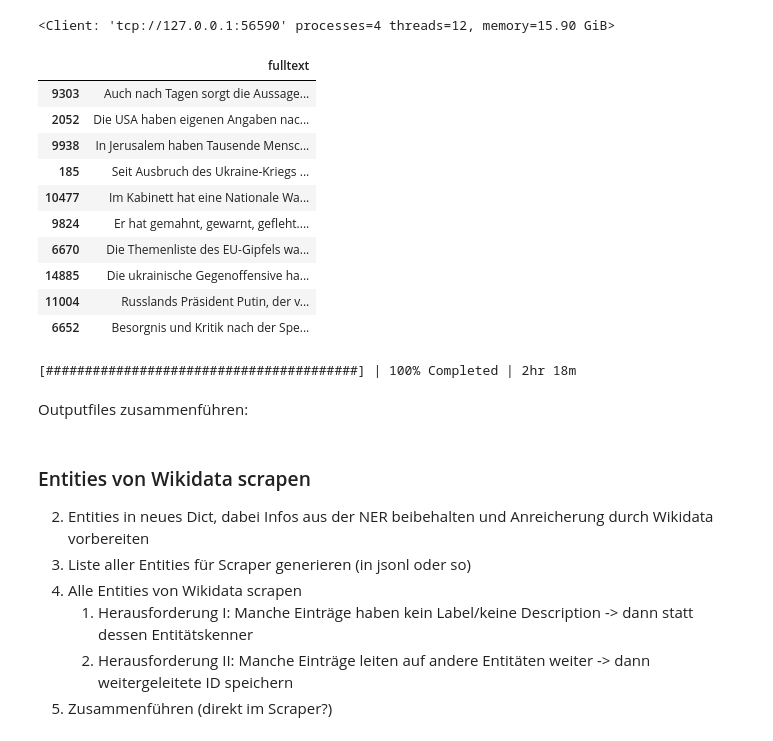
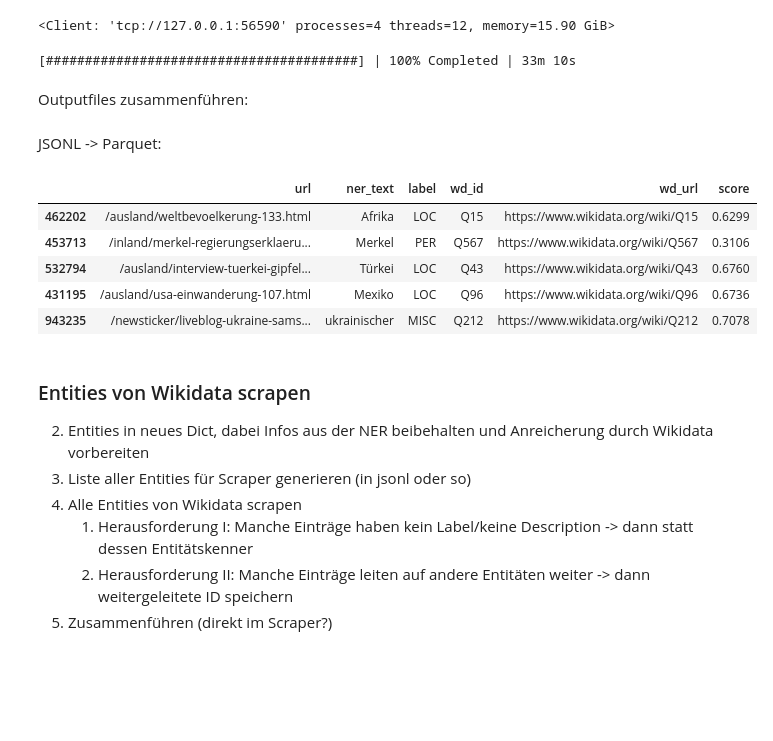
Before and after one commit to patmanteau/mbb-asud-paper-archive, a Jupyter notebook: src/mbb-asud-paper-polars.ipynb, the cells around one changed output. Drawn from its saved outputs; the diff is of its cells as text; code cells hidden in the pictures; blank space fills up the shorter version.

Commit message:
refactor data pipeline

```diff
--- a/src/mbb-asud-paper-polars.ipynb
+++ b/src/mbb-asud-paper-polars.ipynb
@@ -148,41 +208,26 @@ Perhaps you already have a cluster running?
 Hosting the HTTP server on port 56588 instead
   warnings.warn(
 <Client: 'tcp://127.0.0.1:56590' processes=4 threads=12, memory=15.90 GiB>
-# %%
-df_text_nrm = pd.DataFrame(df_texts.sample(10).loc[:, "fulltext"].str.normalize("NFKD"))
-df_text_nrm
-# %% [output]
-|  | fulltext |
-| 9303 | Auch nach Tagen sorgt die Aussage... |
-| 2052 | Die USA haben eigenen Angaben nac... |
-| 9938 | In Jerusalem haben Tausende Mensc... |
-| 185 | Seit Ausbruch des Ukraine-Kriegs ... |
-| 10477 | Im Kabinett hat eine Nationale Wa... |
-| 9824 | Er hat gemahnt, gewarnt, gefleht.... |
-| 6670 | Die Themenliste des EU-Gipfels wa... |
-| 14885 | Die ukrainische Gegenoffensive ha... |
-| 11004 | Russlands Präsident Putin, der v... |
-| 6652 | Besorgnis und Kritik nach der Spe... |
 # %%
-# with jl.open(f"{_dd}/entities.jsonl", "w") as f_out:
-#     for text in tqdm(df_text_1.loc[:, ["tstamp", "url", "fulltext"]].itertuples()):
-#         entities = extract_entities(text[3])
-#         if entities:
-#             f_out.write(dict(_index=text[0], tstamp=text[1], url=text[2], entities=entities))
+def do_extract_entities(df, partition_info: dict):
+    file_name = f"{_dd}/2_5_processed-{partition_info['number']}.jsonl"
 
-def do_extract_entities(df, partition_info: dict):
-    with jl.open(f"{_dd}/2_processed-{partition_info['number']}.jsonl", "w") as f_out:
-        for text in df.loc[:, ["tstamp", "url", "fulltext"]].itertuples():
-            entities = extract_entities(text[3])
-            if entities:
-                f_out.write(dict(_index=text[0], tstamp=text[1], url=text[2], entities=entities))
+    with jl.open(file_name, "w") as f_out:
+        for text in df.loc[:, ["url", "fulltext"]].itertuples():
+            doc = nlp(text.fulltext)
+            entities = entity_list(doc)
+            for entity in entities:
+                f_out.write(dict(url=text.url, **entity))
+            # if entities:
+            #     f_out.write(dict(url=text.url, _index=text[0], tstamp=text.tstamp, entities=entities))
+
 
 ddf_text = dd.from_pandas(df_texts, chunksize=200)
-# ddf_text = dd.from_pandas(df_text_1, npartitions=4)
+
 with ProgressBar():
     ddf_text.map_partitions(do_extract_entities, meta=("entities", "object")).compute()
 # %% [output]
-[########################################] | 100% Completed | 2hr 18m
+[########################################] | 100% Completed | 33m 10s
 # %% [markdown]
 Outputfiles zusammenführen:
 # %%
@@ -191,16 +236,20 @@ with open(f"{_dd}/2_processed.jsonl", "wb") as f_out:
         with open(chunk,'rb') as f_in:
             shutil.copyfileobj(f_in, f_out)
         chunk.unlink()
+# %% [markdown]
+JSONL -> Parquet:
 # %%
-# from SPARQLWrapper import SPARQLWrapper, JSON
-# import sys
-
-# user_agent = f"Academic Research Python/{sys.version_info[0]}.{sys.version_info[0]}"
-# endpoint = "https://query.wikidata.org/sparql"
-# sparql = SPARQLWrapper(endpoint, agent=user_agent, returnFormat=JSON)
-
-# sparql.setQuery("""
-# """)
+df_found_entities = pd.read_json(f"{_dd}/2_5_processed.jsonl", lines=True)
+df_found_entities.to_parquet(f"{_dd}/2_5_processed.parquet", index=False)
+df_found_entities.sample(5)
+# del(df_found_entities)
+# %% [output]
+|  | url | ner_text | label | wd_id | wd_url | score |
+| 462202 | /ausland/weltbevoelkerung-133.html | Afrika | LOC | Q15 | https://www.wikidata.org/wiki/Q15 | 0.6299 |
+| 453713 | /inland/merkel-regierungserklaeru... | Merkel | PER | Q567 | https://www.wikidata.org/wiki/Q567 | 0.3106 |
+| 532794 | /ausland/interview-tuerkei-gipfel... | Türkei | LOC | Q43 | https://www.wikidata.org/wiki/Q43 | 0.6760 |
+| 431195 | /ausland/usa-einwanderung-107.html | Mexiko | LOC | Q96 | https://www.wikidata.org/wiki/Q96 | 0.6736 |
+| 943235 | /newsticker/liveblog-ukraine-sams... | ukrainischer | MISC | Q212 | https://www.wikidata.org/wiki/Q212 | 0.7078 |
 # %% [markdown]
 ### Entities von Wikidata scrapen
 
```
Also changed, not shown: parts of 41 cells of this notebook.
